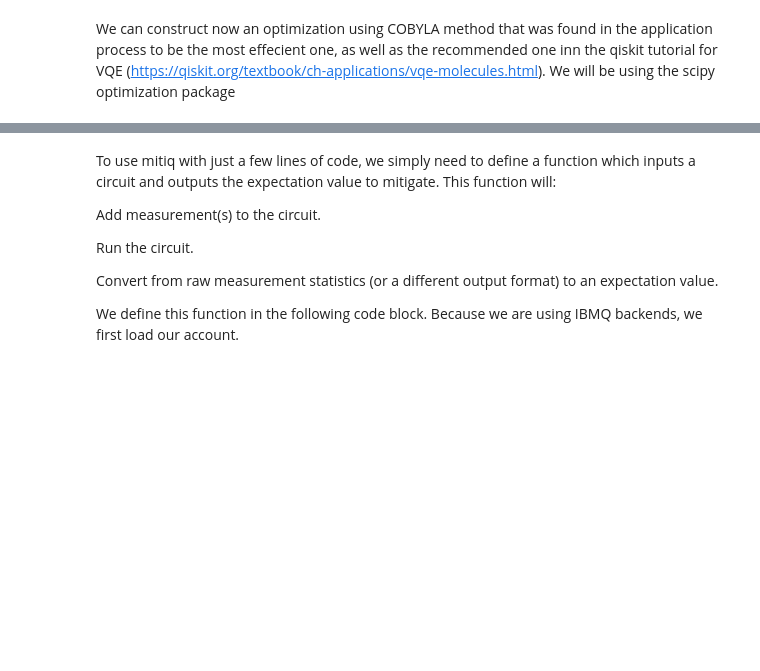
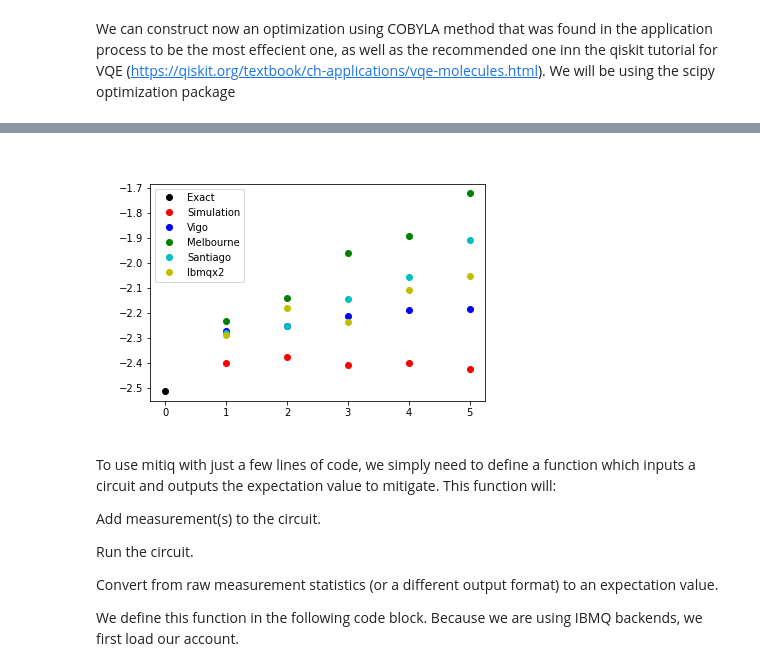
Before and after one commit to JavierNaya/QOSF_Mentorship, a Jupyter notebook: main .ipynb, the cells around one changed output, grey strips where cells are left out. Cells and saved outputs as stored; diff of their text form; code cells hidden in the pictures; blank space fills up the shorter version.

```diff
--- a/main .ipynb
+++ b/main .ipynb
@@ -389,3 +373,7 @@ array([[-1.7       ,  1.2       ,  0.        ,  0.        ],
+# %%
+display(Image('zne without extrapolation.png'))
+# %% [output]
+[figure, added]
 # %% [markdown]
 To use mitiq with just a few lines of code, we simply need to define a function which inputs a circuit and outputs the expectation value to mitigate. This function will:
 
```
Also changed, not shown: parts of 28 cells of this notebook, 3 other files.
